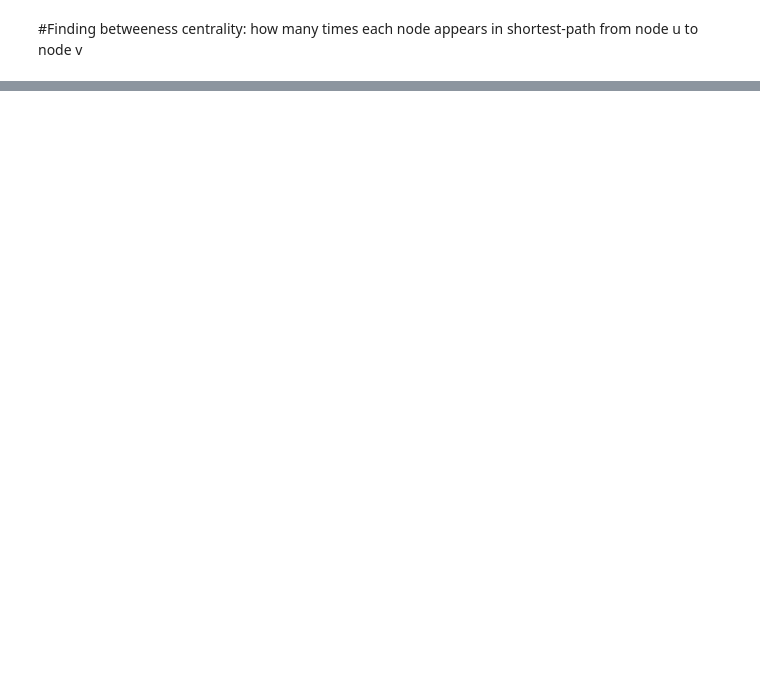
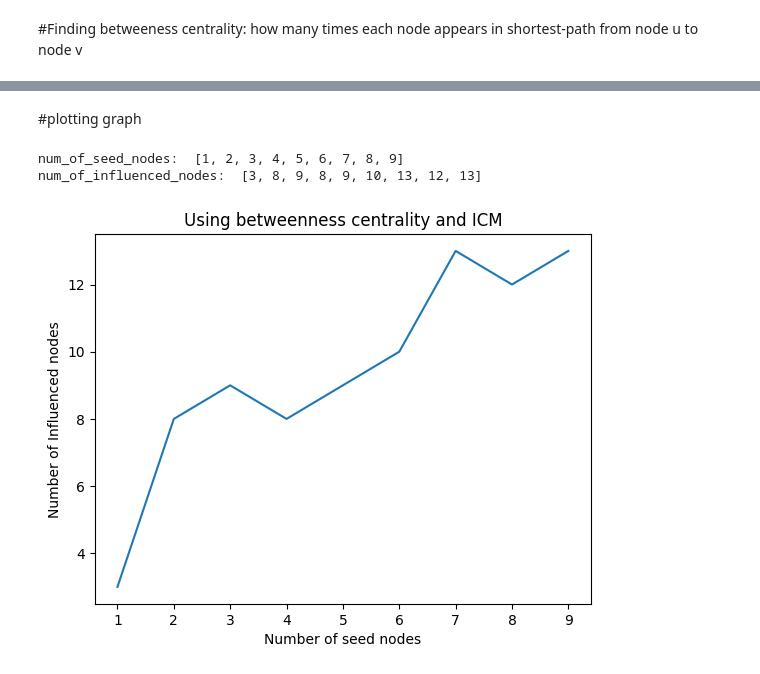
Before and after one commit to jaishruti/Influence-Maximization, a Jupyter notebook: Influence_Maximization.ipynb, the cells around one changed output, grey strips where cells are left out. Drawn from its saved outputs; the diff is of its cells as text; code cells hidden in the pictures; blank space fills up the shorter version.

Commit message:
Betweeness centrality and ICM added

```diff
--- a/Influence_Maximization.ipynb
+++ b/Influence_Maximization.ipynb
@@ -94,0 +283,20 @@ how many times each node appears in shortest-path from node u to node v
+# %% [markdown]
+#plotting graph
+# %%
+import matplotlib.pyplot as plt
+import numpy as np
+
+print("num_of_seed_nodes: ",num_of_seed_nodes,"\nnum_of_influenced_nodes: ",num_of_influenced_nodes)
+x = np.array(num_of_seed_nodes)
+y = np.array(num_of_influenced_nodes)
+
+plt.plot(x,y)
+
+plt.title("Using betweenness centrality and ICM")
+plt.xlabel("Number of seed nodes")
+plt.ylabel("Number of Influenced nodes")
+plt.show()
+# %% [output]
+num_of_seed_nodes:  [1, 2, 3, 4, 5, 6, 7, 8, 9]
+num_of_influenced_nodes:  [3, 8, 9, 8, 9, 10, 13, 12, 13]
+[figure, added]
```
Also changed, not shown: parts of 10 cells of this notebook.
